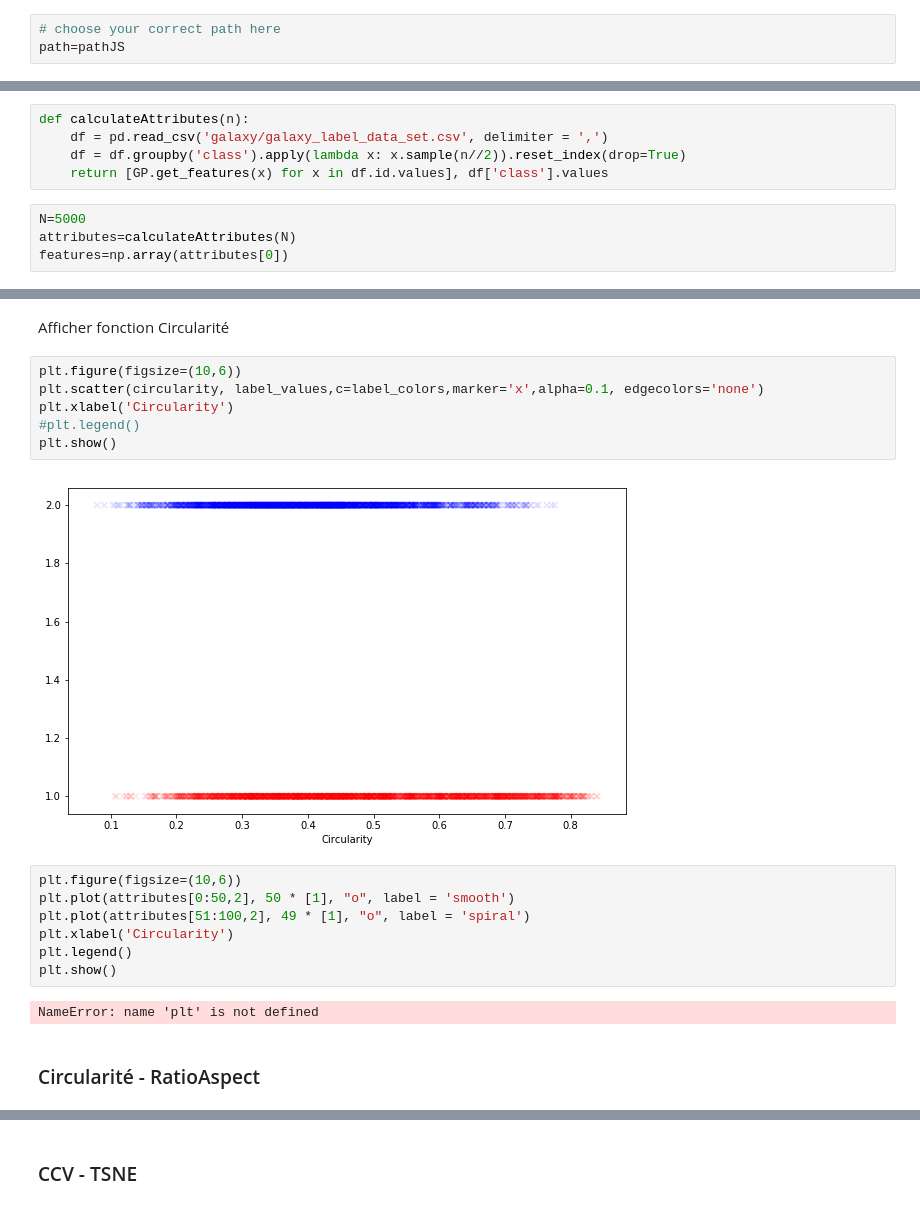
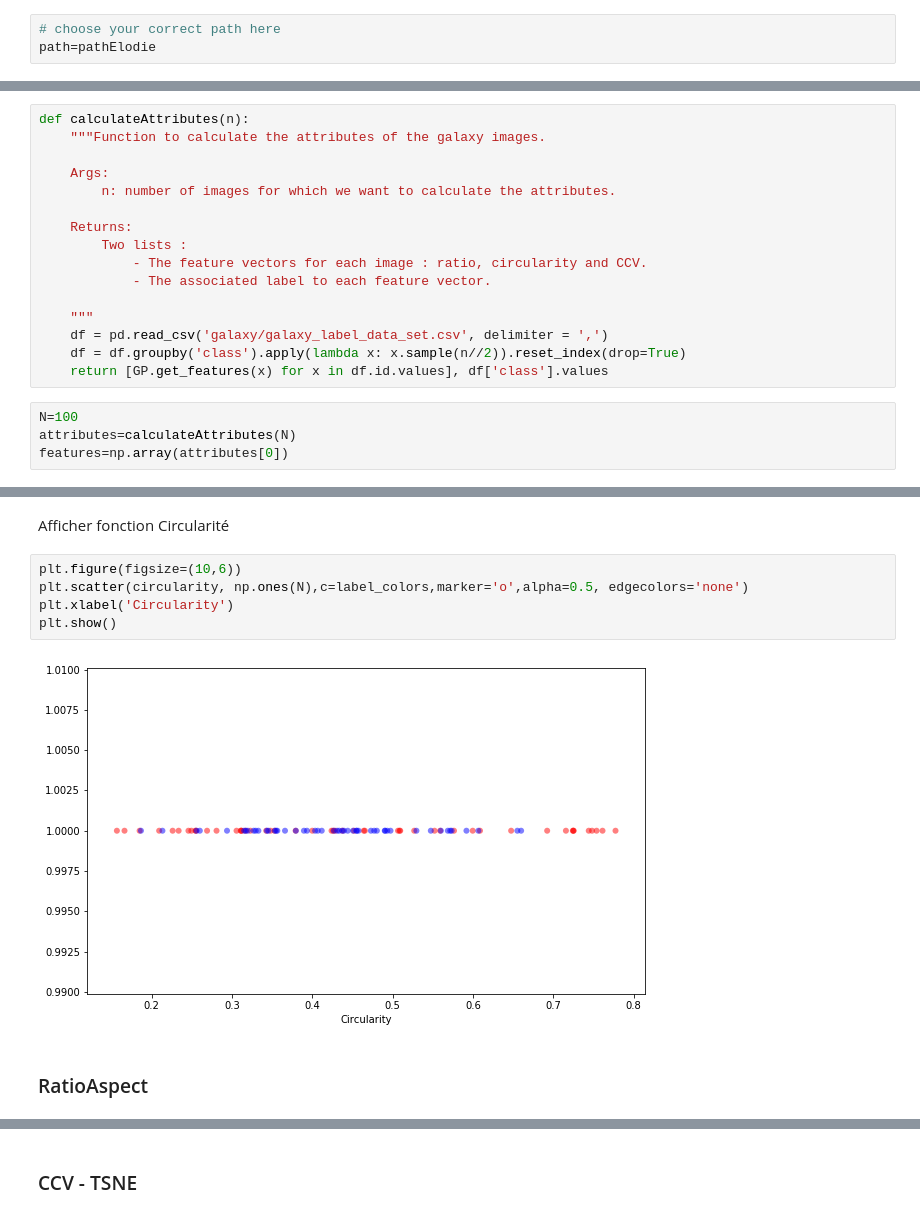
Before and after one commit to lodtan/gti770-tp1, a Jupyter notebook: GTI770-TP01.ipynb, the cells around one changed output, grey strips where cells are left out. Saved outputs shown, nothing was run; the diff lists cells and outputs as text.

```diff
--- a/GTI770-TP01.ipynb
+++ b/GTI770-TP01.ipynb
@@ -35,5 +38,5 @@ exts = ".jpg"
 nb_img = "107159"
 # %%
 # choose your correct path here
-path=pathJS
+path=pathElodie
 # %%
@@ -66,10 +68,21 @@ calculateCircularity(image)
 ## Fonction calcul des primitives
 # %%
 def calculateAttributes(n):
+    """Function to calculate the attributes of the galaxy images.
+
+    Args:
+        n: number of images for which we want to calculate the attributes.
+
+    Returns:
+        Two lists :
+            - The feature vectors for each image : ratio, circularity and CCV.
+            - The associated label to each feature vector.
+
+    """
     df = pd.read_csv('galaxy/galaxy_label_data_set.csv', delimiter = ',')
     df = df.groupby('class').apply(lambda x: x.sample(n//2)).reset_index(drop=True)
     return [GP.get_features(x) for x in df.id.values], df['class'].values
 # %%
-N=5000
+N=100
 attributes=calculateAttributes(N)
 features=np.array(attributes[0])
@@ -89,23 +137,13 @@ ccv = features[:,2:]
 Afficher fonction Circularité
 # %%
 plt.figure(figsize=(10,6))
-plt.scatter(circularity, label_values,c=label_colors,marker='x',alpha=0.1, edgecolors='none')
+plt.scatter(circularity, np.ones(N),c=label_colors,marker='o',alpha=0.5, edgecolors='none')
 plt.xlabel('Circularity')
-#plt.legend()
 plt.show()
 # %% [output]
-[figure, old version]
+[figure, new version]
-# %%
-plt.figure(figsize=(10,6))
-plt.plot(attributes[0:50,2], 50 * [1], "o", label = 'smooth')
-plt.plot(attributes[51:100,2], 49 * [1], "o", label = 'spiral')
-plt.xlabel('Circularity')
-plt.legend()
-plt.show()
-# %% [output]
-NameError: name 'plt' is not defined
 # %% [markdown]
-### Circularité - RatioAspect
+### RatioAspect
 # %%
 plt.figure(figsize=(10,6))
 plt.scatter(aspect_ratio,label_values,c=label_colors,marker='x',alpha=0.3, edgecolors='none')
```
Also changed, not shown: parts of 11 cells of this notebook.
